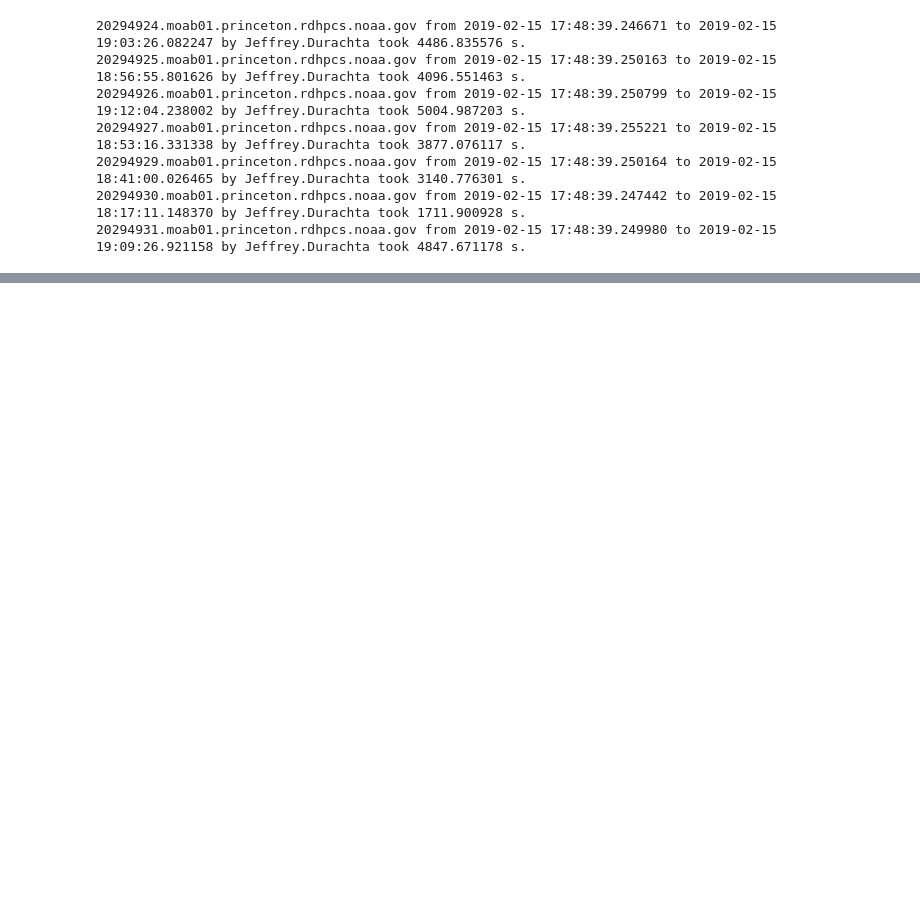
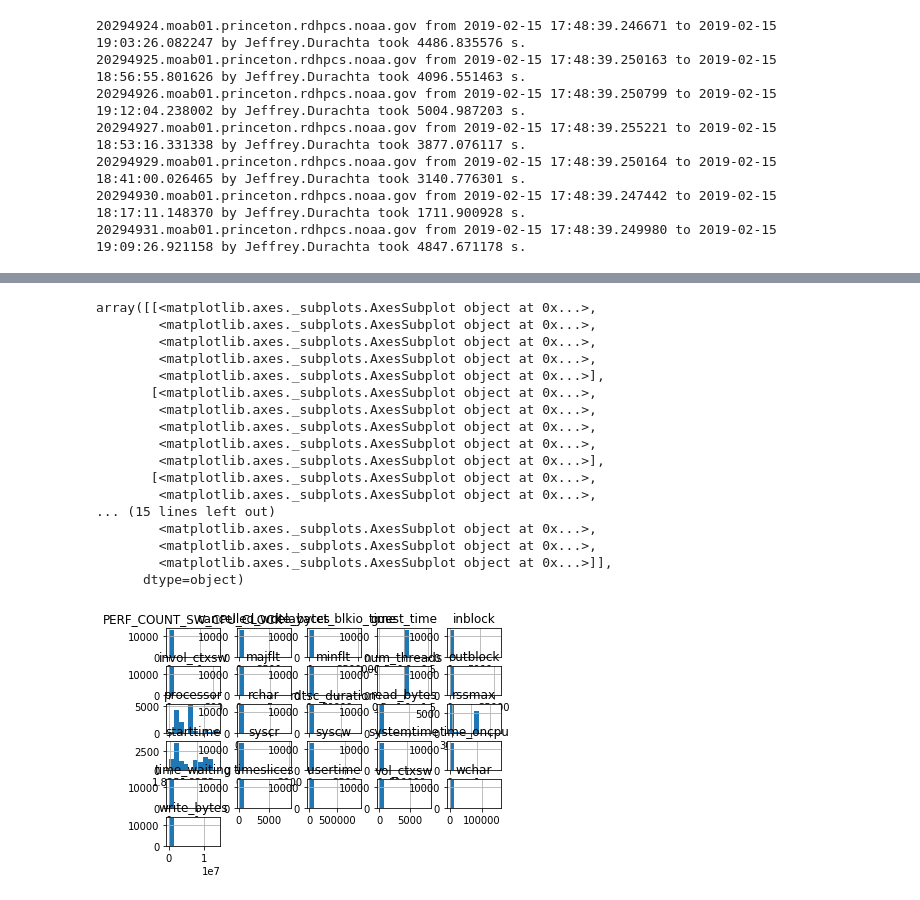
Before and after one commit to ilaflott/epmt, a Jupyter notebook: EPMT.ipynb, the cells around one changed output, grey strips where cells are left out. Saved outputs shown, nothing was run; the diff lists cells and outputs as text; code cells hidden in the pictures; blank space fills up the shorter version.

```diff
--- a/EPMT.ipynb
+++ b/EPMT.ipynb
@@ -188,0 +174,16 @@ SyntaxError: EOL while scanning string literal (<ipython-input-119-87ebb8f0df09>
+# %%
+
+
+# Lets examine tcsh
+
+q = Process.select(lambda p: p.job==js[0] and p.exename=="tcsh").without_distinct()
+print len(list(q))
+q = select(p.threads.metrics for p in q).without_distinct()
+print len(list(q))
+q = select((m.value,m.metricname.name,m.thread) for m in q).without_distinct().order_by(2)
+meas = {}
+for m in q[:]:
+    if m[1] not in meas:
+        meas[m[1]] = [ (m[0], m[2]) ]
+    else:
+        meas[m[1]].append( (m[0], m[2]) )
@@ -188,0 +255,21 @@ SyntaxError: EOL while scanning string literal (<ipython-input-119-87ebb8f0df09>
+# %%
+df.hist()
+# %% [output]
+array([[<matplotlib.axes._subplots.AxesSubplot object at 0x...>,
+        <matplotlib.axes._subplots.AxesSubplot object at 0x...>,
+        <matplotlib.axes._subplots.AxesSubplot object at 0x...>,
+        <matplotlib.axes._subplots.AxesSubplot object at 0x...>,
+        <matplotlib.axes._subplots.AxesSubplot object at 0x...>],
+       [<matplotlib.axes._subplots.AxesSubplot object at 0x...>,
+        <matplotlib.axes._subplots.AxesSubplot object at 0x...>,
+        <matplotlib.axes._subplots.AxesSubplot object at 0x...>,
+        <matplotlib.axes._subplots.AxesSubplot object at 0x...>,
+        <matplotlib.axes._subplots.AxesSubplot object at 0x...>],
+       [<matplotlib.axes._subplots.AxesSubplot object at 0x...>,
+        <matplotlib.axes._subplots.AxesSubplot object at 0x...>,
+... (15 lines left out)
+        <matplotlib.axes._subplots.AxesSubplot object at 0x...>,
+        <matplotlib.axes._subplots.AxesSubplot object at 0x...>,
+        <matplotlib.axes._subplots.AxesSubplot object at 0x...>]],
+      dtype=object)
+[figure, added]
```
Also changed, not shown: parts of 7 cells of this notebook.
